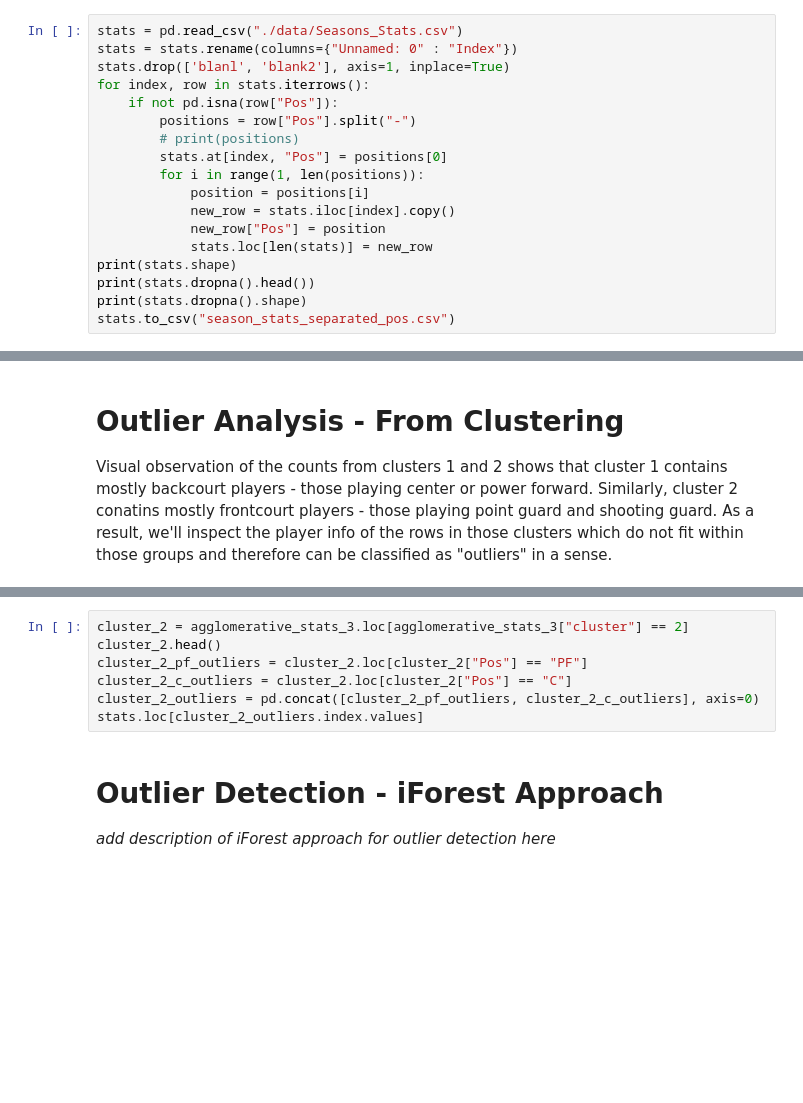
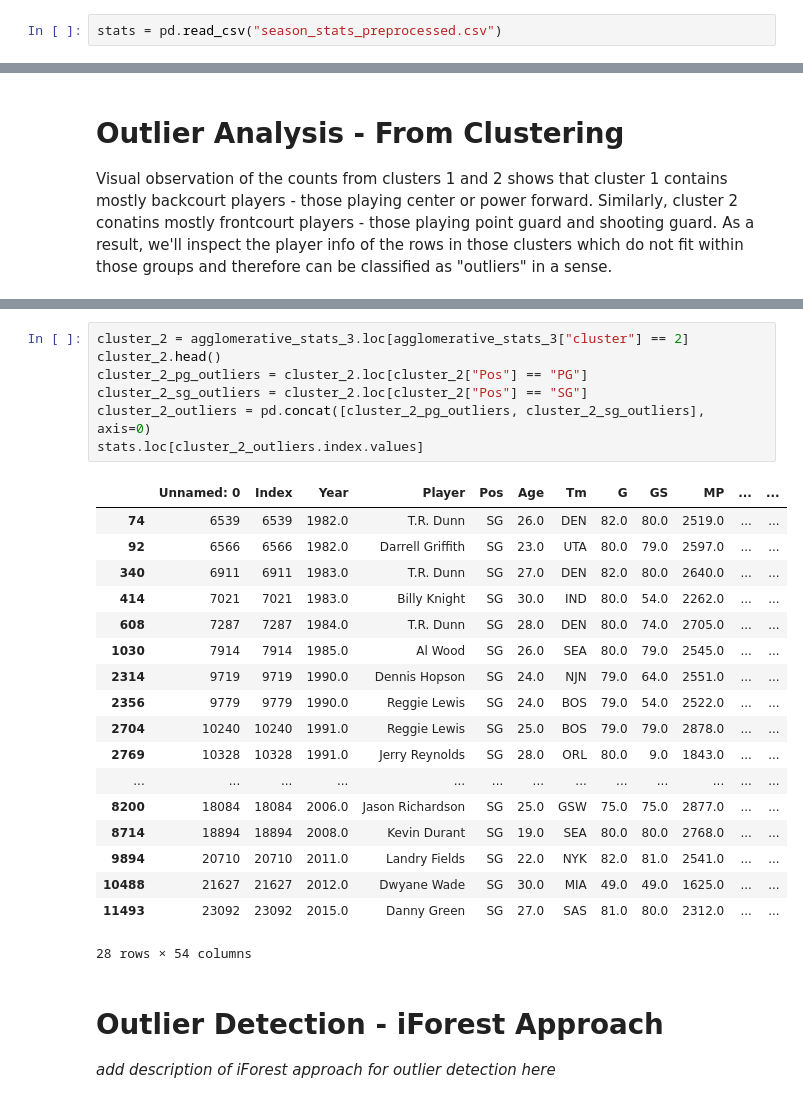
Before and after one commit to shinwookim/NBAPositionify, a Jupyter notebook: main.ipynb, the cells around one changed output, grey strips where cells are left out. Drawn from its saved outputs; the diff is of its cells as text; blank space fills up the shorter version.

```diff
--- a/main.ipynb
+++ b/main.ipynb
@@ -44,21 +57,5 @@ plt.show()
 # %%
-stats = pd.read_csv("./data/Seasons_Stats.csv")
-stats = stats.rename(columns={"Unnamed: 0" : "Index"})
-stats.drop(['blanl', 'blank2'], axis=1, inplace=True)
-for index, row in stats.iterrows():
-    if not pd.isna(row["Pos"]):
-        positions = row["Pos"].split("-")
-        # print(positions)
-        stats.at[index, "Pos"] = positions[0]
-        for i in range(1, len(positions)):
-            position = positions[i]
-            new_row = stats.iloc[index].copy()
-            new_row["Pos"] = position
-            stats.loc[len(stats)] = new_row
-print(stats.shape)
-print(stats.dropna().head())
-print(stats.dropna().shape)
-stats.to_csv("season_stats_separated_pos.csv")
+stats = pd.read_csv("season_stats_preprocessed.csv")
 # %% [markdown]
 # Unsupervised Naive K-Means Clustering (Points, Rebounds, Assists, Steals, Blocks)
 
@@ -255,10 +388,29 @@ stats.loc[cluster_1_outliers.index.values]
 # %%
 cluster_2 = agglomerative_stats_3.loc[agglomerative_stats_3["cluster"] == 2]
 cluster_2.head()
-cluster_2_pf_outliers = cluster_2.loc[cluster_2["Pos"] == "PF"]
-cluster_2_c_outliers = cluster_2.loc[cluster_2["Pos"] == "C"]
-cluster_2_outliers = pd.concat([cluster_2_pf_outliers, cluster_2_c_outliers], axis=0)
+cluster_2_pg_outliers = cluster_2.loc[cluster_2["Pos"] == "PG"]
+cluster_2_sg_outliers = cluster_2.loc[cluster_2["Pos"] == "SG"]
+cluster_2_outliers = pd.concat([cluster_2_pg_outliers, cluster_2_sg_outliers], axis=0)
 stats.loc[cluster_2_outliers.index.values]
+# %% [output]
+|  | Unnamed: 0 | Index | Year | Player | Pos | Age | Tm | G | GS | MP | ... | ... |
+| 74 | 6539 | 6539 | 1982.0 | T.R. Dunn | SG | 26.0 | DEN | 82.0 | 80.0 | 2519.0 | ... | ... |
+| 92 | 6566 | 6566 | 1982.0 | Darrell Griffith | SG | 23.0 | UTA | 80.0 | 79.0 | 2597.0 | ... | ... |
+| 340 | 6911 | 6911 | 1983.0 | T.R. Dunn | SG | 27.0 | DEN | 82.0 | 80.0 | 2640.0 | ... | ... |
+| 414 | 7021 | 7021 | 1983.0 | Billy Knight | SG | 30.0 | IND | 80.0 | 54.0 | 2262.0 | ... | ... |
+| 608 | 7287 | 7287 | 1984.0 | T.R. Dunn | SG | 28.0 | DEN | 80.0 | 74.0 | 2705.0 | ... | ... |
+| 1030 | 7914 | 7914 | 1985.0 | Al Wood | SG | 26.0 | SEA | 80.0 | 79.0 | 2545.0 | ... | ... |
+| 2314 | 9719 | 9719 | 1990.0 | Dennis Hopson | SG | 24.0 | NJN | 79.0 | 64.0 | 2551.0 | ... | ... |
+| 2356 | 9779 | 9779 | 1990.0 | Reggie Lewis | SG | 24.0 | BOS | 79.0 | 54.0 | 2522.0 | ... | ... |
+| 2704 | 10240 | 10240 | 1991.0 | Reggie Lewis | SG | 25.0 | BOS | 79.0 | 79.0 | 2878.0 | ... | ... |
+| 2769 | 10328 | 10328 | 1991.0 | Jerry Reynolds | SG | 28.0 | ORL | 80.0 | 9.0 | 1843.0 | ... | ... |
+| ... | ... | ... | ... | ... | ... | ... | ... | ... | ... | ... | ... | ... |
+| 8200 | 18084 | 18084 | 2006.0 | Jason Richardson | SG | 25.0 | GSW | 75.0 | 75.0 | 2877.0 | ... | ... |
+| 8714 | 18894 | 18894 | 2008.0 | Kevin Durant | SG | 19.0 | SEA | 80.0 | 80.0 | 2768.0 | ... | ... |
+| 9894 | 20710 | 20710 | 2011.0 | Landry Fields | SG | 22.0 | NYK | 82.0 | 81.0 | 2541.0 | ... | ... |
+| 10488 | 21627 | 21627 | 2012.0 | Dwyane Wade | SG | 30.0 | MIA | 49.0 | 49.0 | 1625.0 | ... | ... |
+| 11493 | 23092 | 23092 | 2015.0 | Danny Green | SG | 27.0 | SAS | 81.0 | 80.0 | 2312.0 | ... | ... |
+28 rows × 54 columns
 # %% [markdown]
 # Outlier Detection - iForest Approach
 
```
Also changed, not shown: parts of 20 cells of this notebook, 1 other file.
